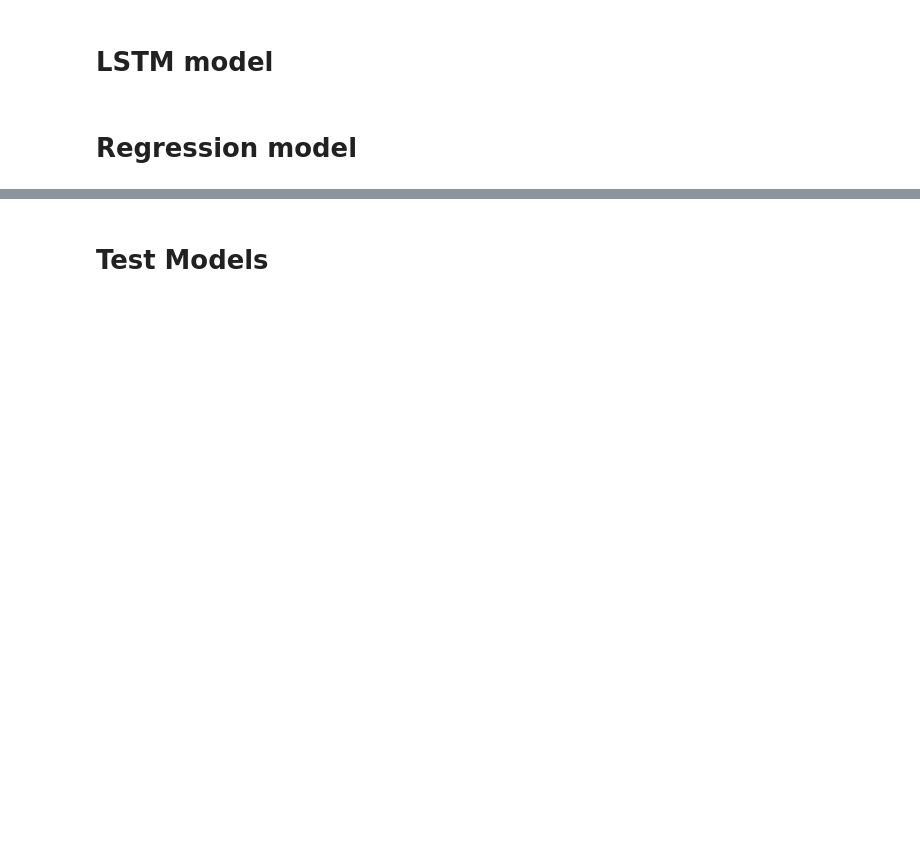
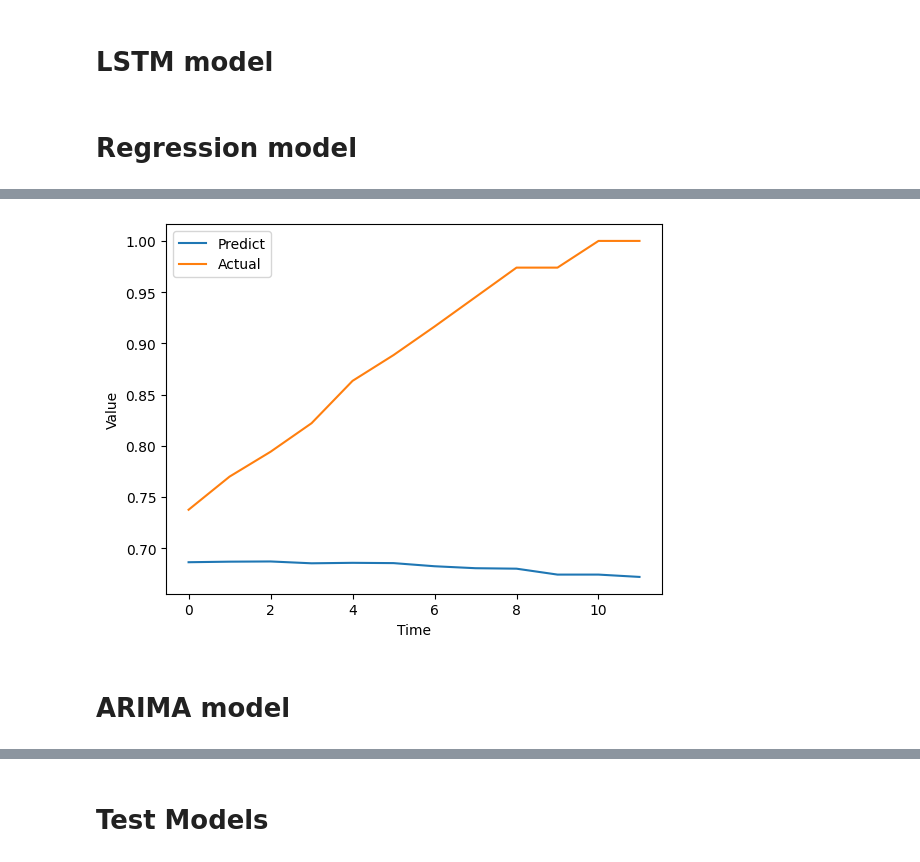
Before and after one commit to anti-integral/ClimateChangePrediction, a Jupyter notebook: training_models.ipynb, the cells around one changed output, grey strips where cells are left out. Saved outputs shown, nothing was run; the diff lists cells and outputs as text; code cells hidden in the pictures; blank space fills up the shorter version.

```diff
--- a/training_models.ipynb
+++ b/training_models.ipynb
@@ -245,0 +299,14 @@ model_lsrm = create_lsrm(loaded_coefficients)
+# %%
+fig, axes = plt.subplots(1, 1)
+x = [ii for ii in range(y_test_predict.shape[0])]
+axes.plot(x, y_test_predict[:, 0], label='Predict')
+axes.plot(x, y_test[:, 0], label='Actual')
+axes.set_xlabel('Time')
+axes.set_ylabel('Value')
+axes.legend()
+
+plt.show()
+# %% [output]
+[figure, added]
+# %% [markdown]
+# ARIMA model
```
Also changed, not shown: parts of 48 cells of this notebook, 3 other files.
